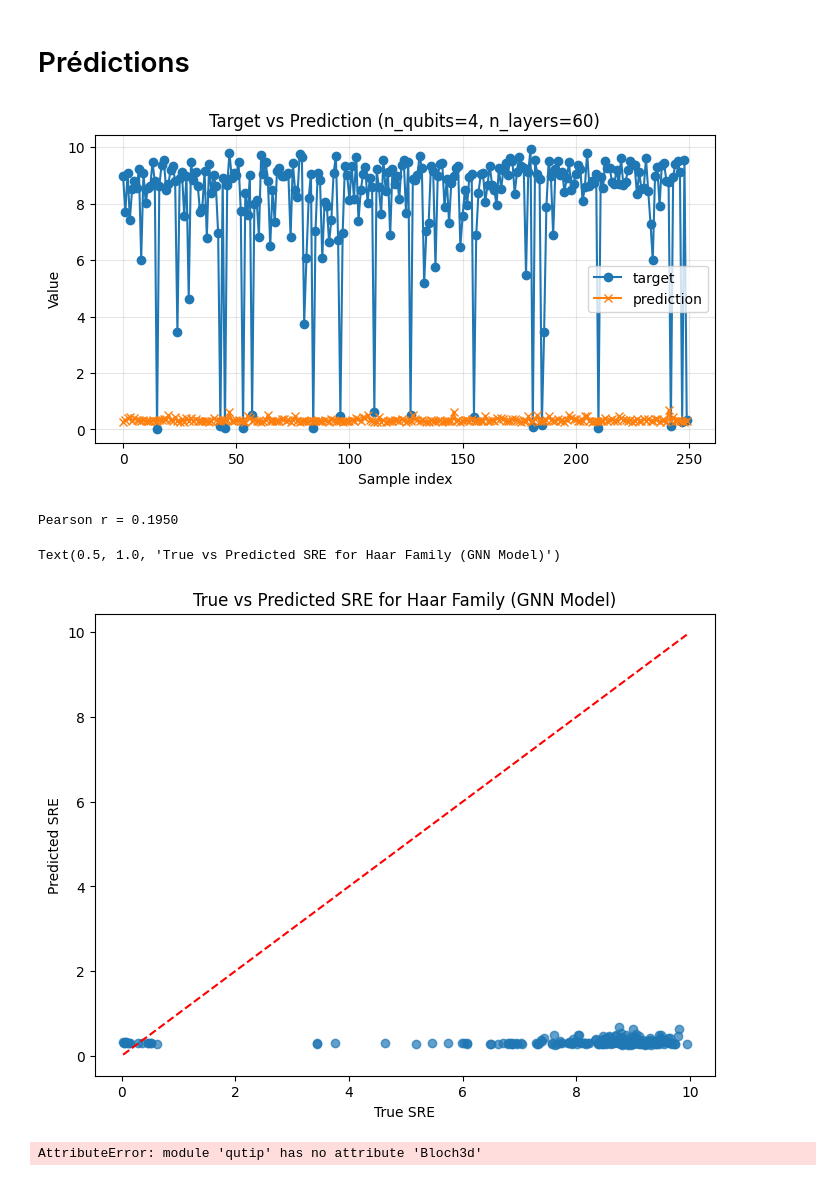
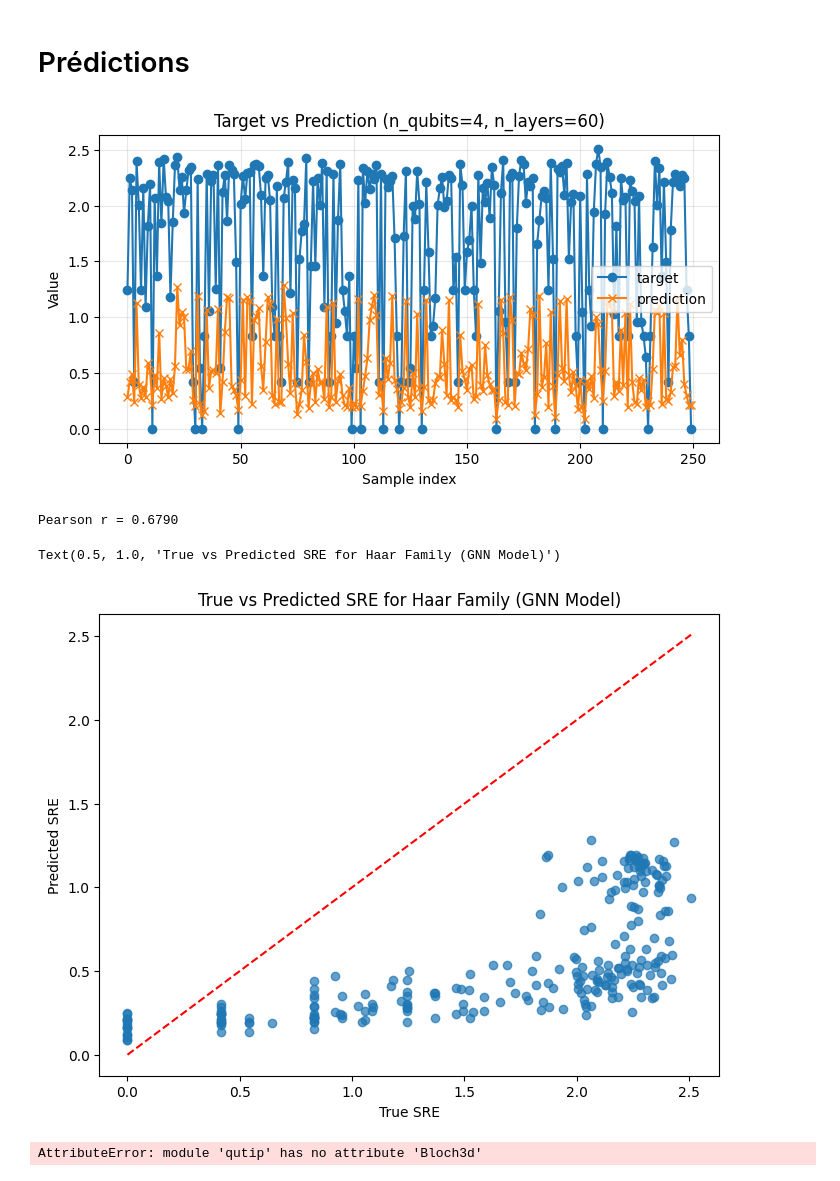
Before and after one commit to VicLambert/qml-quansistor-entropy, a Jupyter notebook: qqe/notebooks/final.ipynb, the cells around one changed output. Saved outputs shown, nothing was run; the diff lists cells and outputs as text; code cells hidden in the pictures.

```diff
--- a/qqe/notebooks/final.ipynb
+++ b/qqe/notebooks/final.ipynb
@@ -471,36 +468,36 @@ with open(output_file, "w") as f:
 # %% [markdown]
 # Prédictions
 # %%
-df = pd.read_csv(f"final/predictions/gnn_predictions_quansistor.csv")
+df = pd.read_csv(f"final/predictions/gnn_predictions_clifford_2.csv")
 plot_qubits = 4
 plot_layers = 60
 cols_to_fix = ["n_qubits", "n_layers", "seed"]
 
 for col in cols_to_fix:
     df[col] = df[col].apply(to_scalar).astype(int)
 
 nq=plot_qubits
 nl=plot_layers
 # df["prediction"] = df["prediction"] * nq
 view_correlation(
     df,
     nq=plot_qubits,
     nl=plot_layers,
     col_x="target_SRE",
     col_y="predicted_SRE",
 )
 df = df[(df["n_qubits"] == plot_qubits) & (df["n_layers"] == plot_layers)]
 plt.figure(figsize=(8, 6))
 plt.scatter(df["target_SRE"], df["predicted_SRE"], alpha=0.7)
 plt.plot([df["target_SRE"].min(), df["target_SRE"].max()], [df["target_SRE"].min(), df["target_SRE"].max()], "r--")  # y=x line
 plt.xlabel("True SRE")
 plt.ylabel("Predicted SRE")
 plt.title("True vs Predicted SRE for Haar Family (GNN Model)")
 # %% [output]
-[figure, old version]
+[figure, new version]
-Pearson r = 0.1950
+Pearson r = 0.6790
 Text(0.5, 1.0, 'True vs Predicted SRE for Haar Family (GNN Model)')
-[figure, old version]
+[figure, new version]
 # %%
 import qutip as qt
 b = qt.Bloch3d()
```
Also changed, not shown: parts of 1 cell of this notebook, 1 other file.
